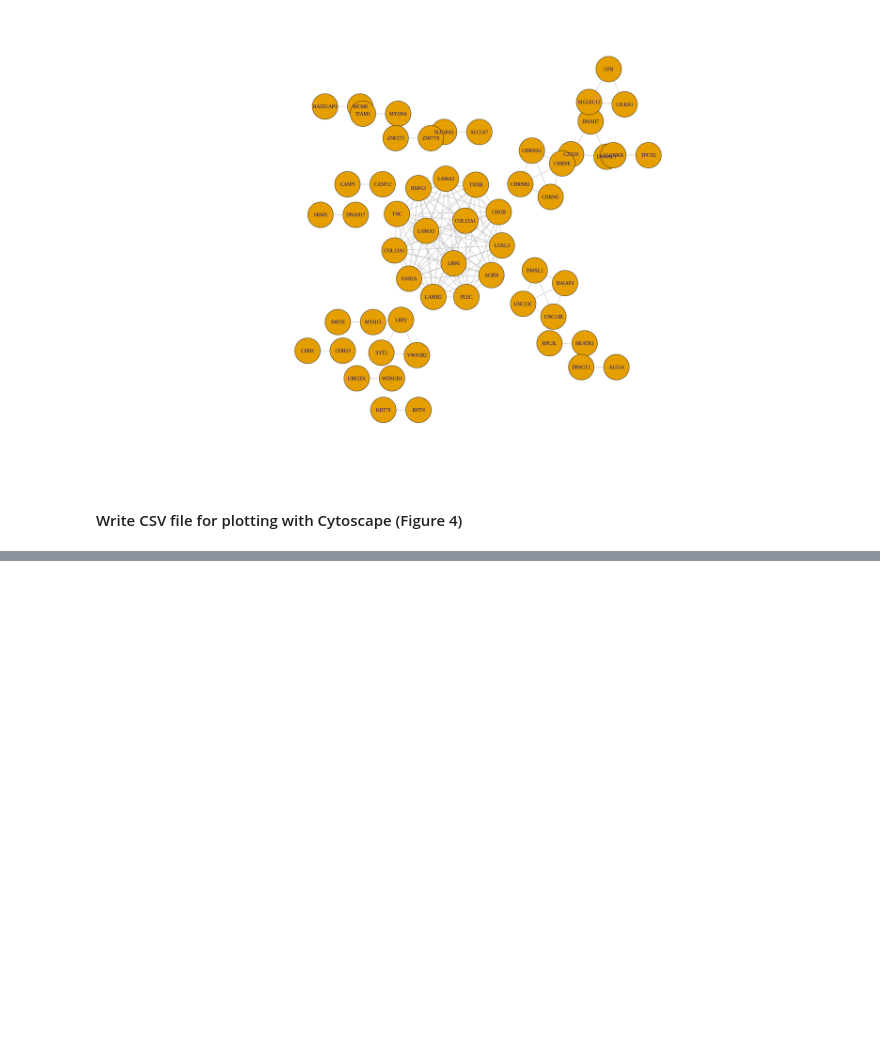
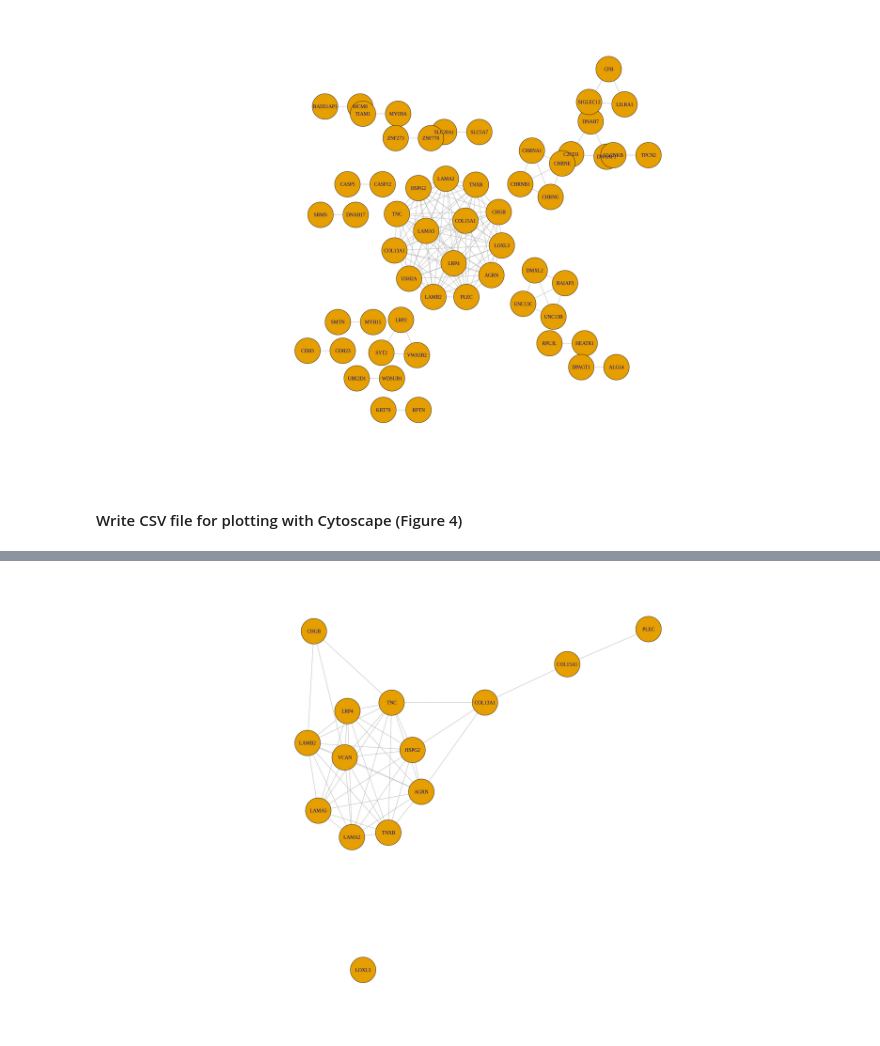
Before and after one commit to ikernunezca/CMS, a Jupyter notebook: Scripts/Figure_4_Plots.ipynb, the cells around one changed output, grey strips where cells are left out. Drawn from its saved outputs; the diff is of its cells as text; code cells hidden in the pictures; blank space fills up the shorter version.

```diff
--- a/Scripts/Figure_4_Plots.ipynb
+++ b/Scripts/Figure_4_Plots.ipynb
@@ -619,0 +683,4 @@ components(g)$membership[components(g)$membership==1]
+# %%
+reactome <- read.table(file= "data/Networks/ReactomeSinDuplicados.csv")
+reactome <- graph_from_data_frame(reactome,directed = FALSE)
+reactome
@@ -619,0 +700,9 @@ components(g)$membership[components(g)$membership==1]
+# %%
+if(phenotype=='severe'){
+    interesting_module <- c('PLEC','VCAN','TNXB','LOXL3','LAMB2','LRP4','HSPG2','LAMA5','COL13A1','TNC','USH2A','LAMA2','CHGB','AGRN','COL15A1')
+}
+if(phenotype=='notsevere'){
+    interesting_module <- c('LRP4','COL6A5','TLL2','MCAM','ADAMTS9','HMCN1','COL13A1','MSR1','LAMB2','LAMB4','LAMA5','ADAM28','PLEC','ITIH5','AGRN')
+}
+interesting_module <- mapIds(org.Hs.eg.db,keys = interesting_module,column = "ENTREZID",keytype="SYMBOL",multiVals = "first")
+interesting_module
@@ -619,0 +720,2 @@ components(g)$membership[components(g)$membership==1]
+# %%
+cuales <- interesting_module[interesting_module %in% V(reactome)$name]
@@ -619,0 +729,2 @@ components(g)$membership[components(g)$membership==1]
+# %%
+mini_react <- simplify(subgraph(reactome,cuales))
@@ -619,0 +750,4 @@ components(g)$membership[components(g)$membership==1]
+# %%
+plot(mini_react, layout = layout_components)
+# %% [output]
+[figure, added]
```
Also changed, not shown: parts of 82 cells of this notebook, 1 other file.
